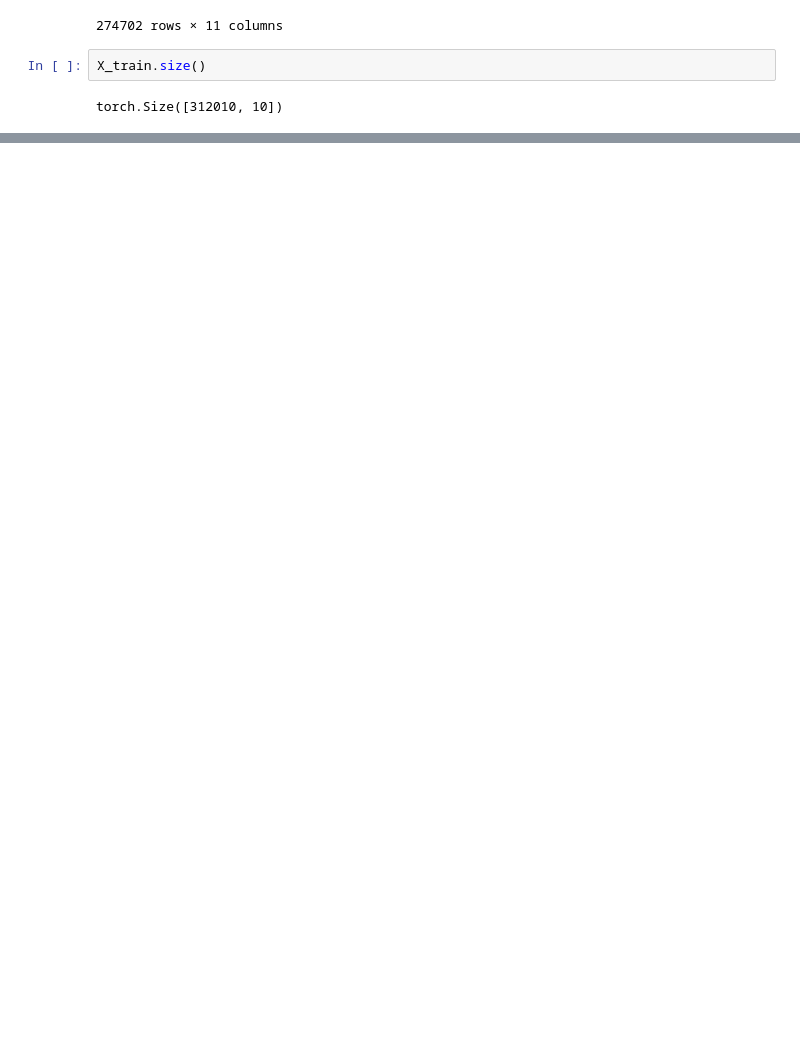
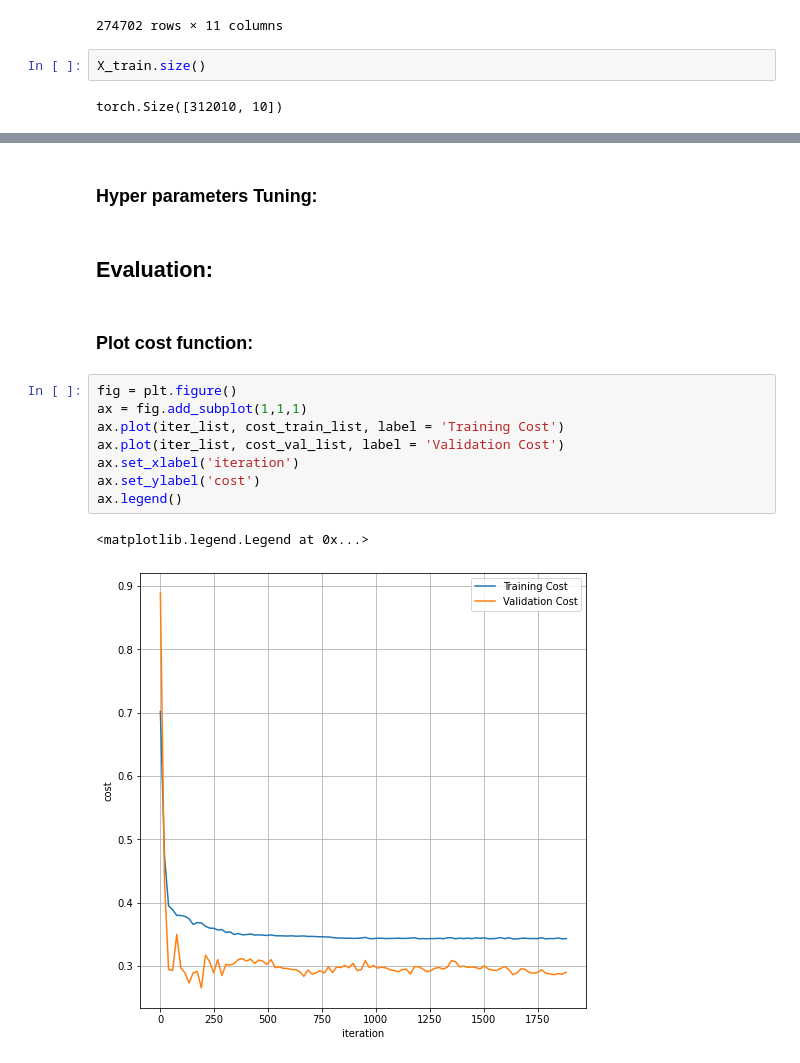
Before and after one commit to NirLalum/corona-diagnosis, a Jupyter notebook: dnn.ipynb, the cells around one changed output, grey strips where cells are left out. Saved outputs shown, nothing was run; the diff lists cells and outputs as text; blank space fills up the shorter version.

```diff
--- a/dnn.ipynb
+++ b/dnn.ipynb
@@ -128,0 +171,17 @@ Finished Training
+# %% [markdown]
+### Hyper parameters Tuning:
+# %% [markdown]
+## Evaluation:
+# %% [markdown]
+### Plot cost function:
+# %%
+fig = plt.figure()
+ax = fig.add_subplot(1,1,1)
+ax.plot(iter_list, cost_train_list, label = 'Training Cost')
+ax.plot(iter_list, cost_val_list, label = 'Validation Cost')
+ax.set_xlabel('iteration')
+ax.set_ylabel('cost')
+ax.legend()
+# %% [output]
+<matplotlib.legend.Legend at 0x...>
+[figure, added]
```
Also changed, not shown: parts of 15 cells of this notebook.
